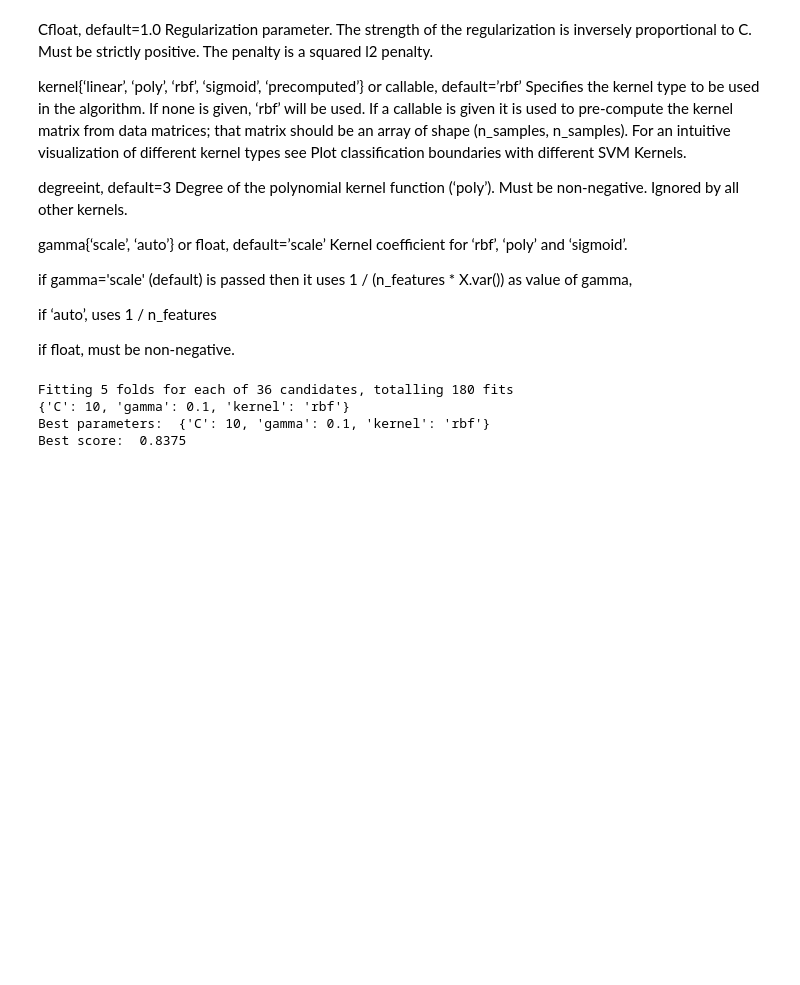
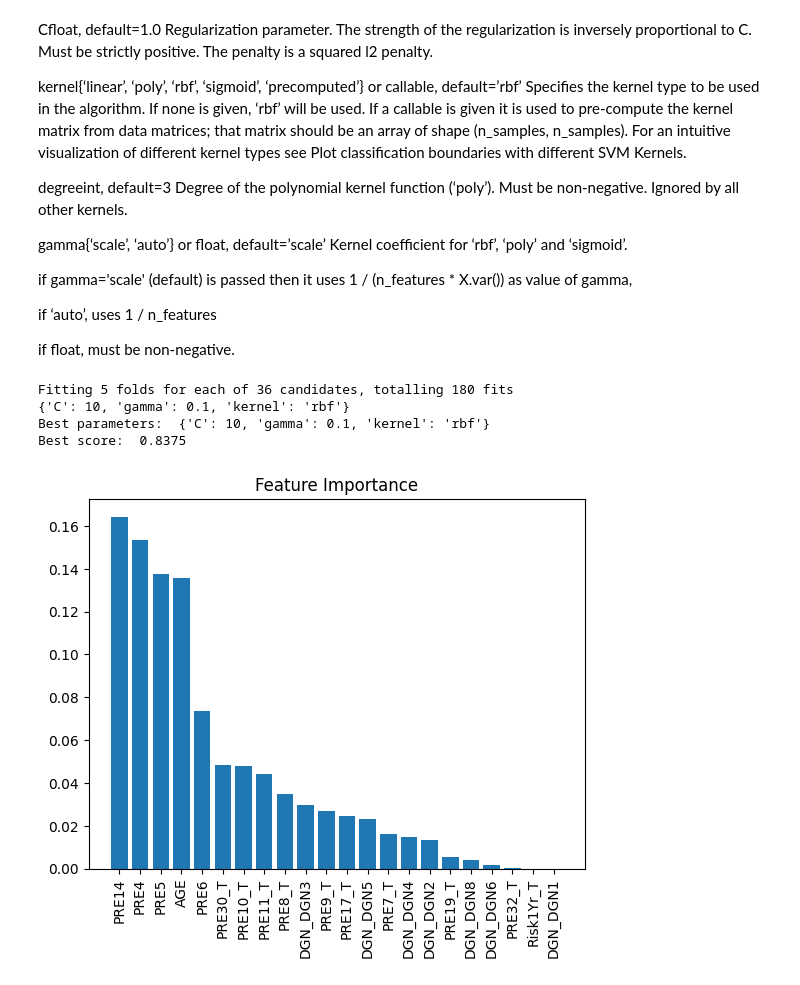
Before and after one commit to milicaj00/ML-P1-Classification, a Jupyter notebook: proba.ipynb, the cells around one changed output. Drawn from its saved outputs; the diff is of its cells as text; code cells hidden in the pictures; blank space fills up the shorter version.

```diff
--- a/proba.ipynb
+++ b/proba.ipynb
@@ -939,6 +885,24 @@ Fitting 5 folds for each of 36 candidates, totalling 180 fits
 {'C': 10, 'gamma': 0.1, 'kernel': 'rbf'}
 Best parameters:  {'C': 10, 'gamma': 0.1, 'kernel': 'rbf'}
 Best score:  0.8375
+# %%
+
+rf_model.fit(data_train, target_train)
+importances = rf_model.feature_importances_
+indices = np.argsort(importances)[::-1]
+names = [data2.columns[i] for i in indices]
+
+pyplot.figure()
+
+pyplot.title("Feature Importance")
+
+pyplot.bar(range(data_train.shape[1]), importances[indices])
+
+pyplot.xticks(range(data_train.shape[1]), names, rotation=90)
+
+pyplot.show()
+# %% [output]
+[figure, added]
 # %%
 #balanced data
 pca = PCA(n_components=0.99)
```
Also changed, not shown: parts of 18 cells of this notebook.
